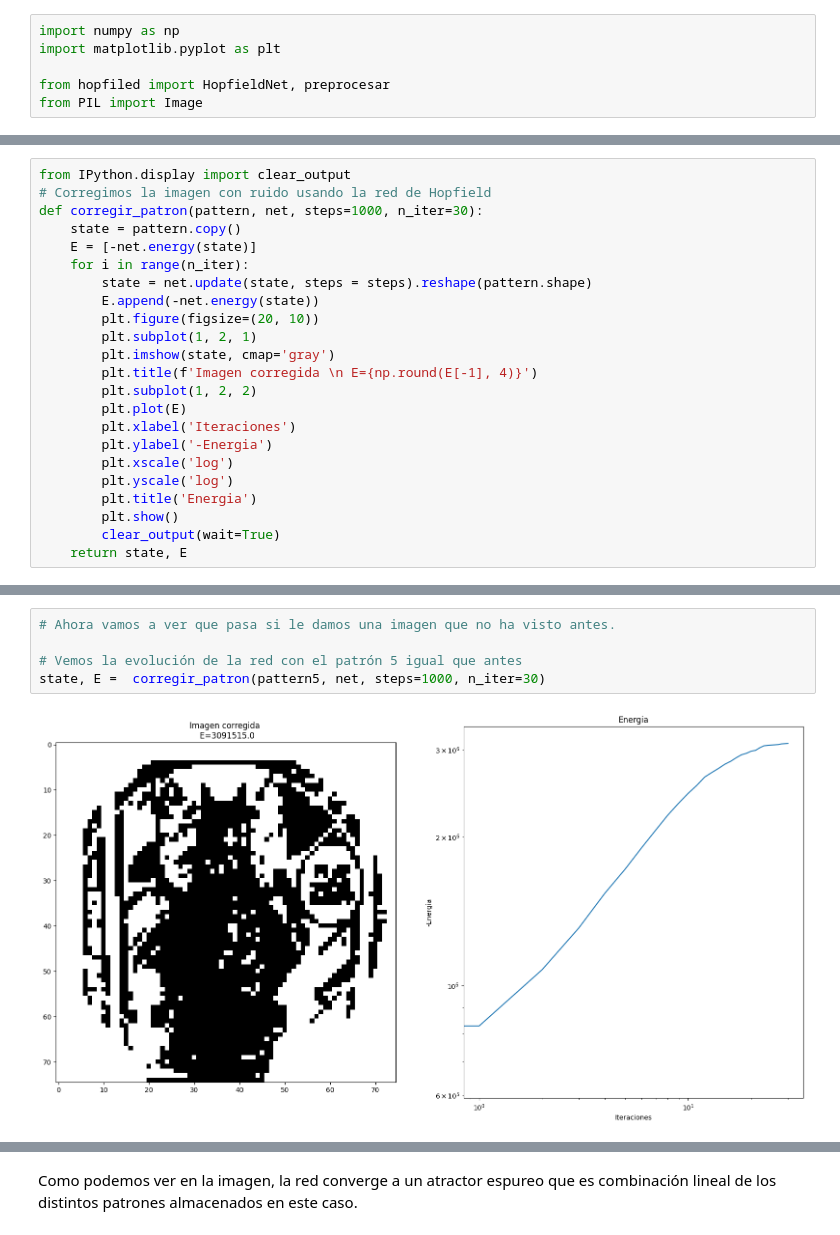
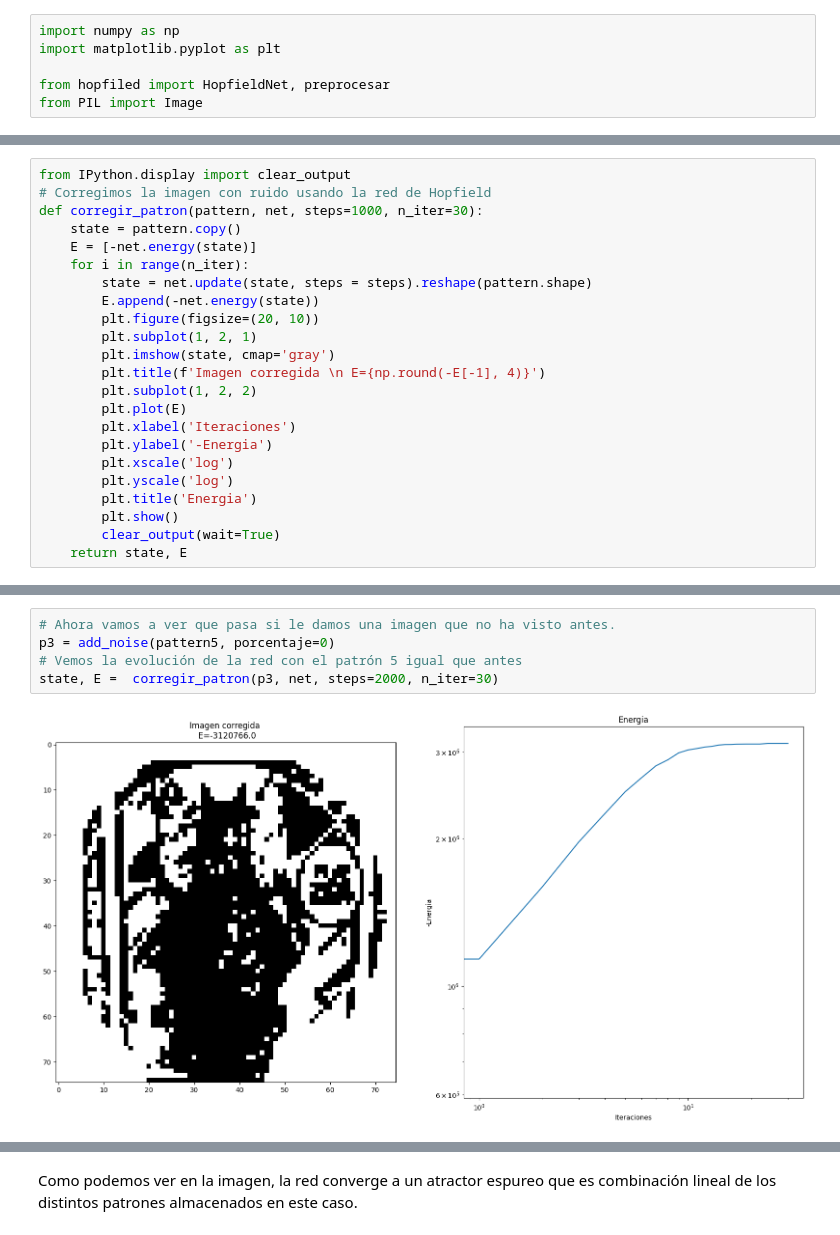
Before and after one commit to FullFran/Optimization-Algorithms, a Jupyter notebook: 4 Clasificación de eventos y detección de fallos/hopfield.ipynb, the cells around one changed output, grey strips where cells are left out. Saved outputs shown, nothing was run; the diff lists cells and outputs as text.

```diff
--- a/4 Clasificación de eventos y detección de fallos/hopfield.ipynb
+++ b/4 Clasificación de eventos y detección de fallos/hopfield.ipynb
@@ -81,7 +85,7 @@ def corregir_patron(pattern, net, steps=1000, n_iter=30):
         plt.figure(figsize=(20, 10))
         plt.subplot(1, 2, 1)
         plt.imshow(state, cmap='gray')
-        plt.title(f'Imagen corregida \n E={np.round(E[-1], 4)}')
+        plt.title(f'Imagen corregida \n E={np.round(-E[-1], 4)}')
         plt.subplot(1, 2, 2)
         plt.plot(E)
         plt.xlabel('Iteraciones')
@@ -127,7 +148,7 @@ state, E =  corregir_patron(pattern2_noisy, net, steps=1000, n_iter=30)
 # %%
 # Ahora vamos a ver que pasa si le damos una imagen que no ha visto antes.
-
+p3 = add_noise(pattern5, porcentaje=0)
 # Vemos la evolución de la red con el patrón 5 igual que antes
-state, E =  corregir_patron(pattern5, net, steps=1000, n_iter=30)
+state, E =  corregir_patron(p3, net, steps=2000, n_iter=30)
 # %% [output]
-[figure, old version]
+[figure, new version]
```
Also changed, not shown: parts of 11 cells of this notebook, 7 other files.
